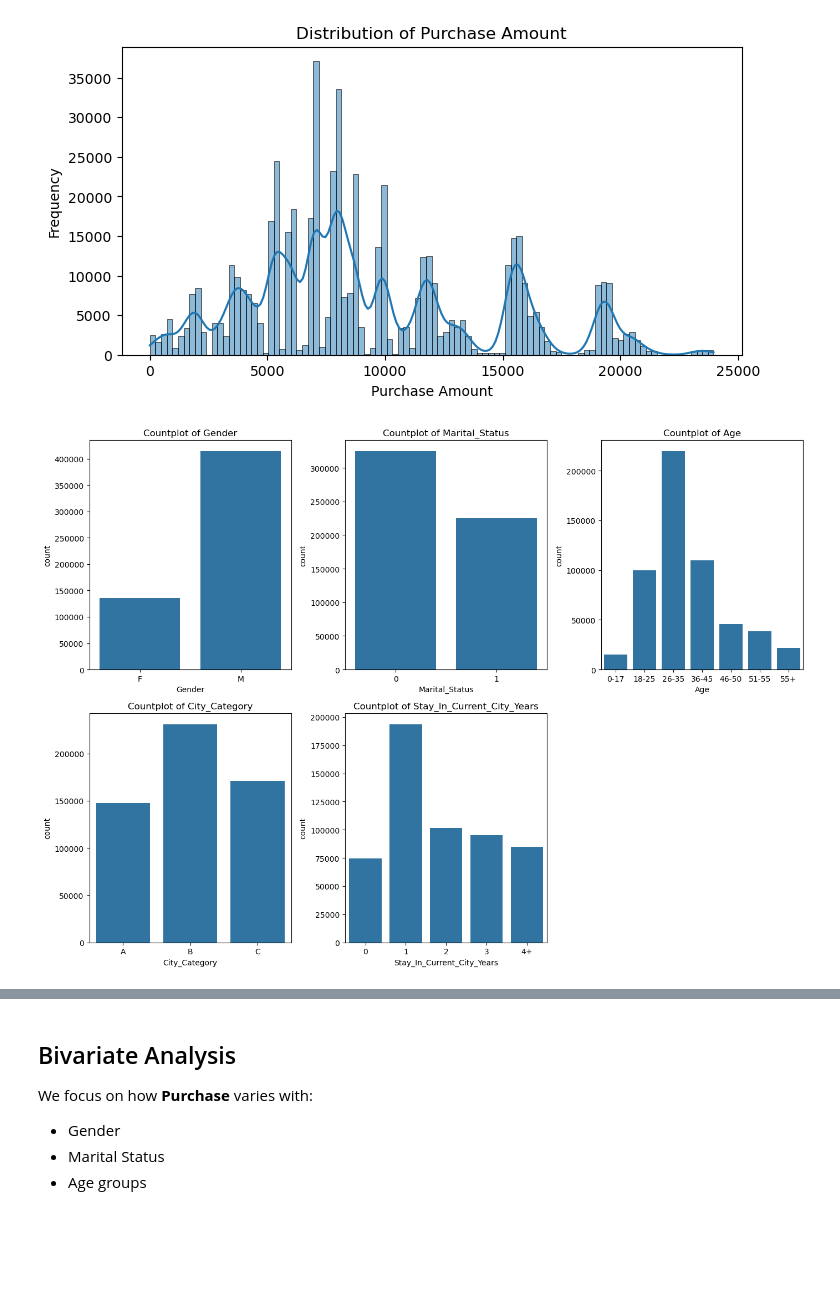
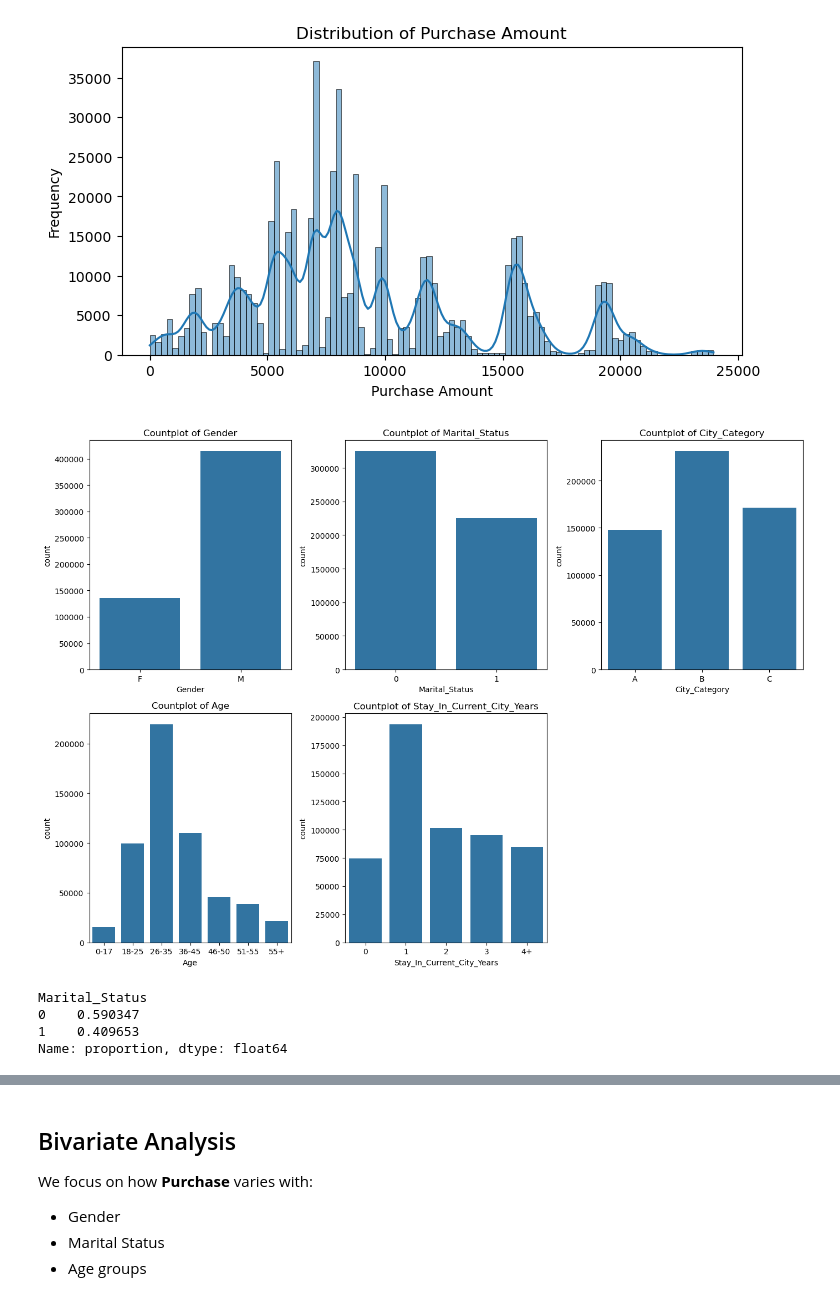
Before and after one commit to Ayush-Singh2309/Projects, a Jupyter notebook: Walmart - Confidence Interval and CLT.ipynb, the cells around one changed output, grey strips where cells are left out. Drawn from its saved outputs; the diff is of its cells as text; code cells hidden in the pictures; blank space fills up the shorter version.

```diff
--- a/Walmart - Confidence Interval and CLT.ipynb
+++ b/Walmart - Confidence Interval and CLT.ipynb
@@ -234,16 +246,23 @@ plt.show()
 [figure]
 # %%
 # Countplots for key categorical variables
-cat_for_plot = ["Gender", "Marital_Status", "Age", "City_Category", "Stay_In_Current_City_Years"]
+cat_for_plot = ["Gender", "Marital_Status", "City_Category", "Age", "Stay_In_Current_City_Years"]
 
 plt.figure(figsize=(14, 10))
 for i, col in enumerate(cat_for_plot, 1):
     plt.subplot(2, 3, i)
     sns.countplot(x=df[col])
     plt.title(f"Countplot of {col}")
     plt.xticks()
 plt.tight_layout()
 plt.show()
 # %% [output]
-[figure, old version]
+[figure, new version]
+# %%
+df['Marital_Status'].value_counts(normalize=True)
+# %% [output]
+Marital_Status
+0    0.590347
+1    0.409653
+Name: proportion, dtype: float64
 # %% [markdown]
```
Also changed, not shown: parts of 16 cells of this notebook, 2 other files.
